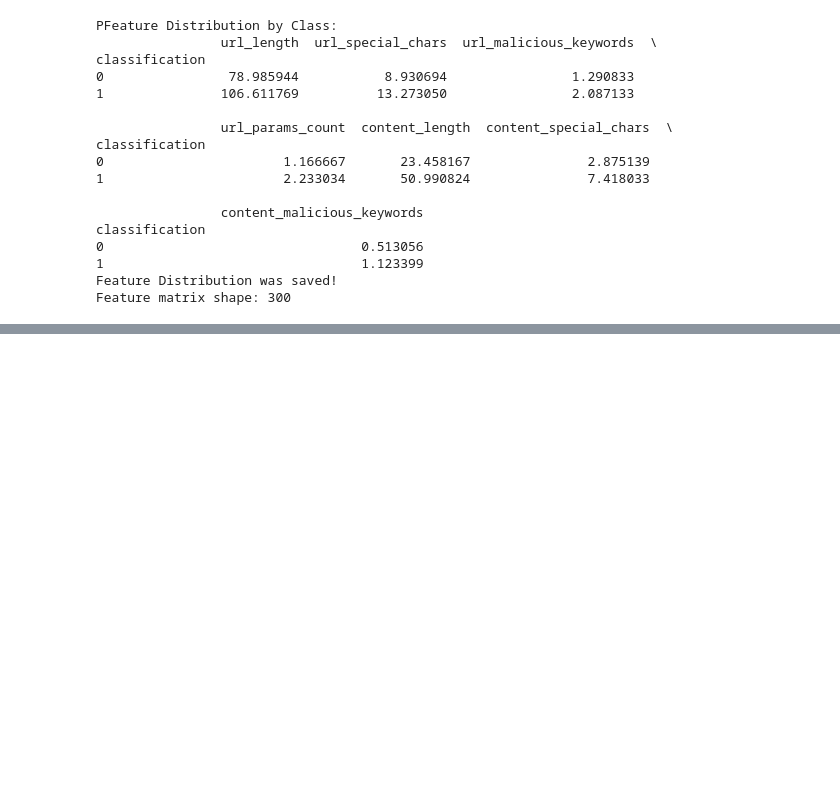
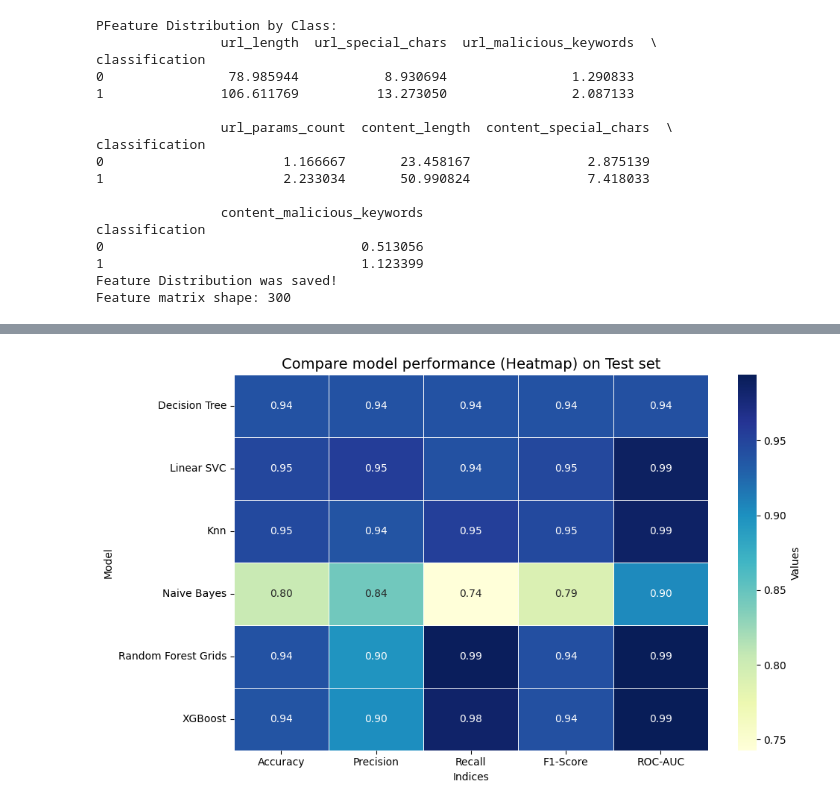
Before and after one commit to DannyPhongcoderso1/WebVulnerabilities, a Jupyter notebook: final.ipynb, the cells around one changed output, grey strips where cells are left out. Saved outputs shown, nothing was run; the diff lists cells and outputs as text; code cells hidden in the pictures; blank space fills up the shorter version.

```diff
--- a/final.ipynb
+++ b/final.ipynb
@@ -287,0 +348,20 @@ Log Loss: 0.1169
+# %%
+results_df = pd.read_csv('model_results.csv')
+
+# Test set filter
+test_df = results_df[results_df['Dataset'] == 'Tập test']
+
+# Select indices
+metrics = ['Accuracy', 'Precision', 'Recall', 'F1-Score', 'ROC-AUC']
+heatmap_data = test_df.set_index('Model')[metrics]
+
+# Heatmap
+plt.figure(figsize=(10, 6))
+sns.heatmap(heatmap_data, annot=True, fmt=".2f", cmap='YlGnBu', cbar_kws={'label': 'Values'}, linewidths=0.5)
+
+plt.title('Compare model performance (Heatmap) on Test set', fontsize=14)
+plt.xlabel('Indices')
+plt.ylabel('Model')
+plt.tight_layout()
+# %% [output]
+[figure, added]
```
Also changed, not shown: parts of 12 cells of this notebook.
